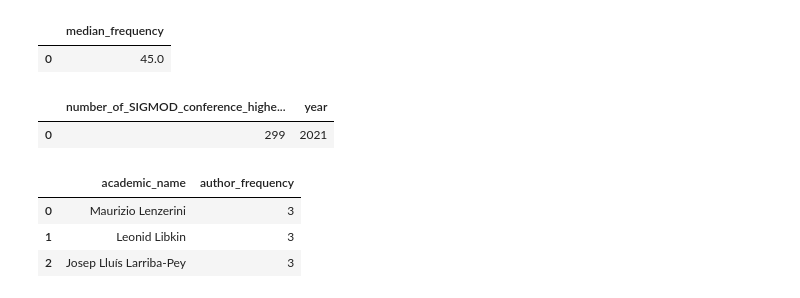
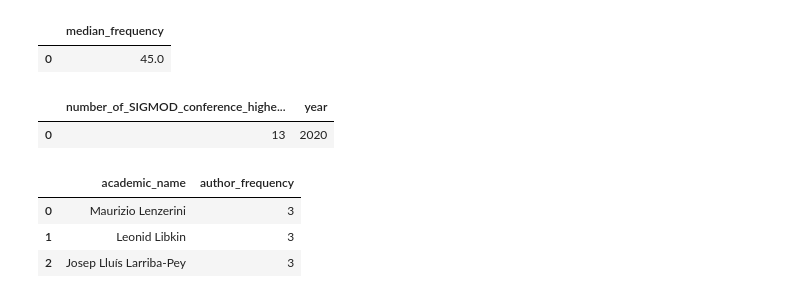
Before and after one commit to OGnTn/daos_project, a Jupyter notebook: duck_queries.ipynb, the cells around one changed output. Saved outputs shown, nothing was run; the diff lists cells and outputs as text; code cells hidden in the pictures.

```diff
--- a/duck_queries.ipynb
+++ b/duck_queries.ipynb
@@ -236,8 +237,19 @@ M3
 |  | median_frequency |
 | 0 | 45.0 |
 # %%
-queryM4_1 = "SELECT COUNT(year), year FROM booktitle JOIN booktitle_improceeding ON booktitle_improceeding.booktitle_id=booktitle.booktitle_id JOIN improceeding ON improceeding.improceeding_id=booktitle_improceeding.improceeding_id WHERE booktitle.booktitle_name='SIGMOD' GROUP BY year ORDER BY year"
+# This subquery is going to give back all improceedings that have more than 10 authors.
+queryM4_1 = """
+            SELECT * FROM
+            (SELECT COUNT(improceeding.improceeding_id) as improceeding_authors, improceeding.improceeding_id
+            FROM author_inproceeding
+            JOIN improceeding ON improceeding.improceeding_id=author_inproceeding.improceeding_id
+            GROUP BY improceeding.improceeding_id
+            ORDER BY improceeding_authors) x
+            WHERE x.improceeding_authors > 10
+            """
 
+# This subquery is going to give back a list of the number of improceedings for each year, same as queryM3_1.
+# But there is an additional layer (using (sub)queryM4_1) to filter to improceedings with at least 10 authors.
 queryM4_2 = """
         SELECT *
             FROM
@@ -254,47 +266,35 @@ queryM4_2 = """
                         JOIN improceeding ON improceeding.improceeding_id=y.improceeding_id
                         JOIN booktitle_improceeding ON booktitle_improceeding.improceeding_id=improceeding.improceeding_id
                         JOIN booktitle ON booktitle.booktitle_id=booktitle_improceeding.booktitle_id
                         WHERE booktitle.booktitle_name LIKE '%SIGMOD%'
                         GROUP BY year
                         ORDER BY improceeding_frequency_10 DESC)"""
 
+# This query is simply going to take the max of improceedings from the list made by (sub)queryM4_2,
+# it is also going to give in which the year it was.
 queryM4 = """
             SELECT MAX(improceeding_frequency_10) as number_of_SIGMOD_conference_higher_than_10_authors, ANY_VALUE(year) as year
             FROM
                 (SELECT COUNT(year) as improceeding_frequency_10, year
                 FROM
                     (SELECT improceeding_id
                     FROM
                         (SELECT COUNT(improceeding.improceeding_id) as improceeding_authors, improceeding.improceeding_id
                         FROM author_inproceeding
                         JOIN improceeding ON improceeding.improceeding_id=author_inproceeding.improceeding_id
                         GROUP BY improceeding.improceeding_id
                         ORDER BY improceeding_authors) x
                         WHERE x.improceeding_authors > 10) y
                         JOIN improceeding ON improceeding.improceeding_id=y.improceeding_id
                         JOIN booktitle_improceeding ON booktitle_improceeding.improceeding_id=improceeding.improceeding_id
                         JOIN booktitle ON booktitle.booktitle_id=booktitle_improceeding.booktitle_id
                         WHERE booktitle.booktitle_name LIKE '%SIGMOD%'
                         GROUP BY year
                         ORDER BY improceeding_frequency_10 DESC)"""
 
-queryM4_3 = """
-            SELECT MAX(improceeding_frequency_10) as number_of_SIGMOD_conference_higher_than_10_authors, ANY_VALUE(year) as year
-            FROM (
-            SELECT COUNT(year) as improceeding_frequency_10, year
-            FROM improceeding
-            JOIN booktitle_improceeding ON booktitle_improceeding.improceeding_id = improceeding.improceeding_id
-            JOIN booktitle ON booktitle.booktitle_id = booktitle_improceeding.booktitle_id
-            WHERE booktitle.booktitle_name LIKE '%SIGMOD%'
-            GROUP BY year
-            HAVING COUNT(*) > 10
-            ORDER BY improceeding_frequency_10 DESC
-            )
-            """
-
-M4 = cursor.execute(queryM4_3).fetchdf()
+M4 = cursor.execute(queryM4).fetchdf()
 M4
 # %% [output]
 |  | number_of_SIGMOD_conference_highe... | year |
-| 0 | 299 | 2021 |
+| 0 | 13 | 2020 |
 # %%
```
Also changed, not shown: parts of 8 cells of this notebook.
